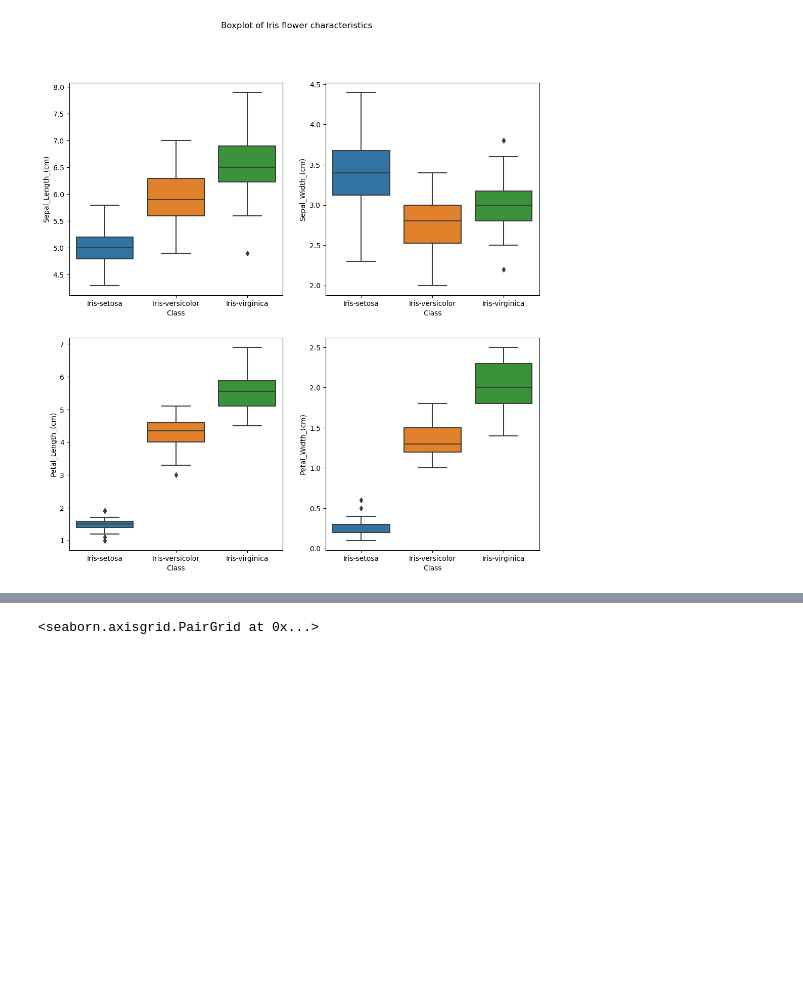
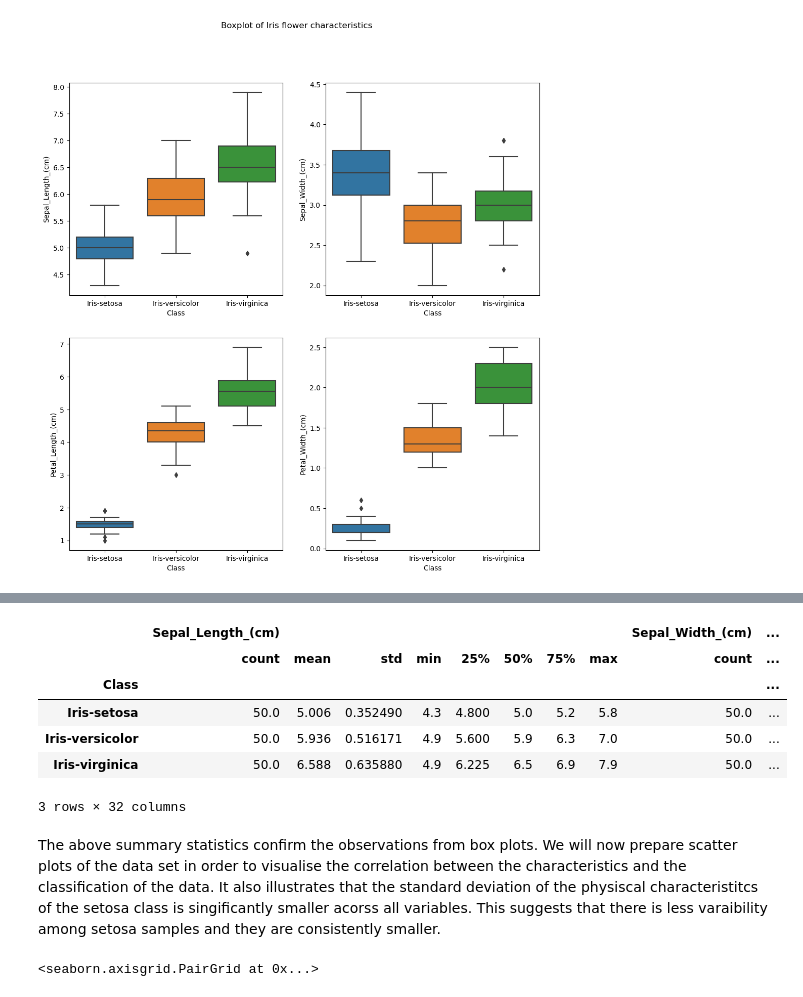
Before and after one commit to G00411301/FoDA, a Jupyter notebook: project.ipynb, the cells around one changed output, grey strips where cells are left out. Cells and saved outputs as stored; diff of their text form; code cells hidden in the pictures; blank space fills up the shorter version.

```diff
--- a/project.ipynb
+++ b/project.ipynb
@@ -113,3 +106,16 @@ Overall there are very few outliers in the data set across all of the variables.
+# %%
+#create summary statistics using .describe grouped by class
+df.groupby("Class").describe()
+# %% [output]
+|  | Sepal_Length_(cm) |  |  |  |  |  |  |  | Sepal_Width_(cm) | ... |
+|  | count | mean | std | min | 25% | 50% | 75% | max | count | ... |
+| Class |  |  |  |  |  |  |  |  |  | ... |
+| Iris-setosa | 50.0 | 5.006 | 0.352490 | 4.3 | 4.800 | 5.0 | 5.2 | 5.8 | 50.0 | ... |
+| Iris-versicolor | 50.0 | 5.936 | 0.516171 | 4.9 | 5.600 | 5.9 | 6.3 | 7.0 | 50.0 | ... |
+| Iris-virginica | 50.0 | 6.588 | 0.635880 | 4.9 | 6.225 | 6.5 | 6.9 | 7.9 | 50.0 | ... |
+3 rows × 32 columns
+# %% [markdown]
+The above summary statistics confirm the observations from box plots. We will now prepare scatter plots of the data set in order to visualise the correlation between the characteristics and the classification of the data. It also illustrates that the standard deviation of the physiscal characteristitcs of the setosa class is singificantly smaller acorss all variables. This suggests that there is less varaibility among setosa samples and they are consistently smaller.
 # %%
 sns.pairplot(df, hue="Class")
 # %% [output]
```
Also changed, not shown: parts of 7 cells of this notebook.
